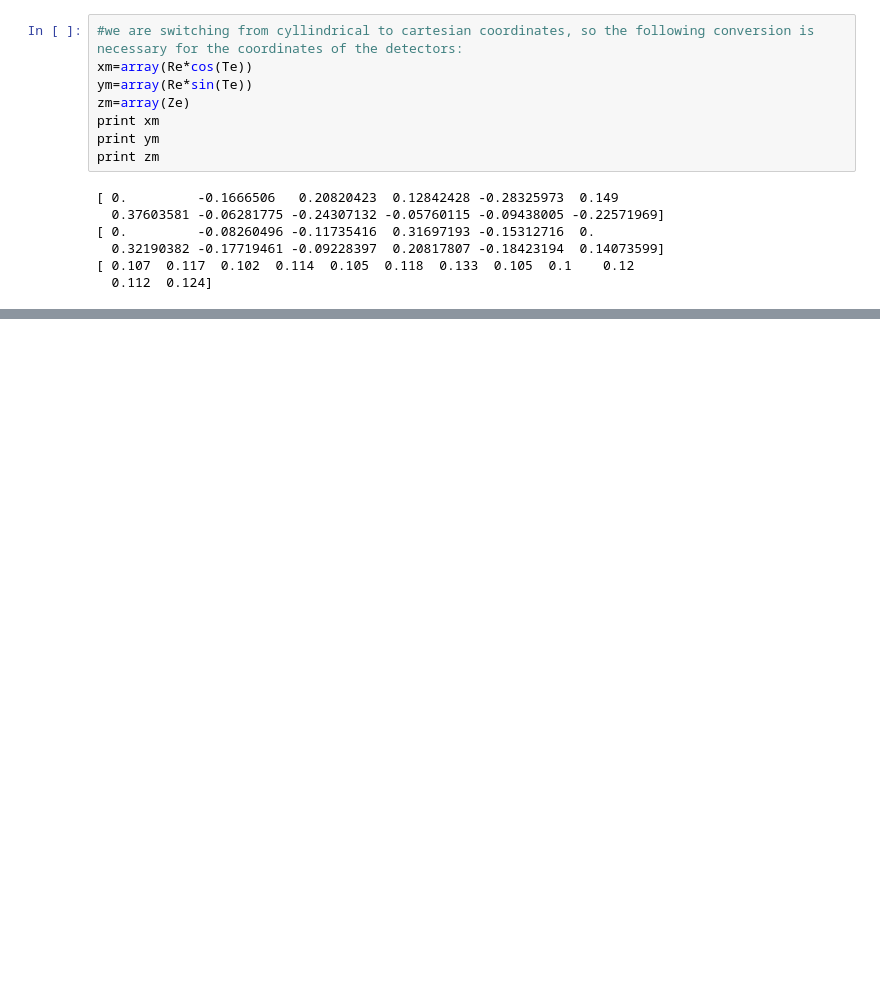
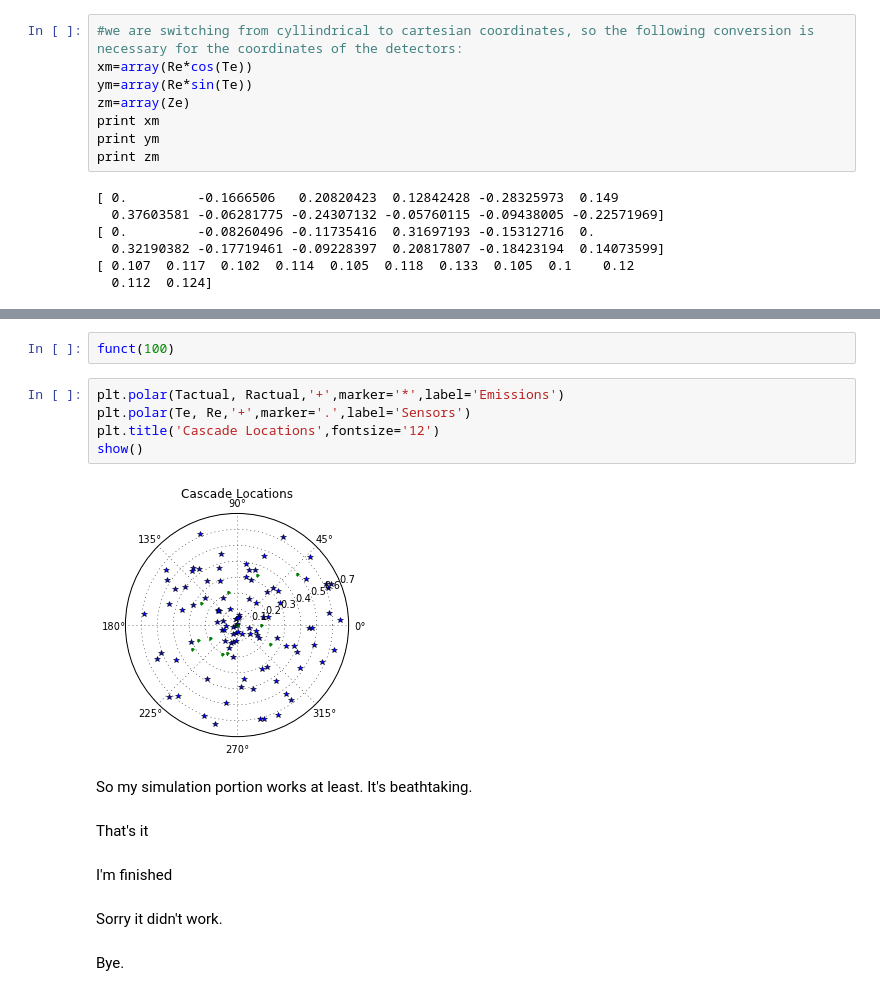
Before and after one commit to nmilgram/PHYS-202-S13, a Jupyter notebook: Project/Codes.ipynb, the cells around one changed output, grey strips where cells are left out. Drawn from its saved outputs; the diff is of its cells as text; blank space fills up the shorter version.

```diff
--- a/Project/Codes.ipynb
+++ b/Project/Codes.ipynb
@@ -389,0 +399,19 @@ for i in Data:
+# %%
+funct(100)
+# %%
+plt.polar(Tactual, Ractual,'+',marker='*',label='Emissions')
+plt.polar(Te, Re,'+',marker='.',label='Sensors')
+plt.title('Cascade Locations',fontsize='12')
+show()
+# %% [output]
+[figure, added]
+# %% [markdown]
+So my simulation portion works at least. It's beathtaking.
+# %% [markdown]
+That's it
+# %% [markdown]
+I'm finished
+# %% [markdown]
+Sorry it didn't work.
+# %% [markdown]
+Bye.
```
Also changed, not shown: parts of 15 cells of this notebook, 1 other file.
